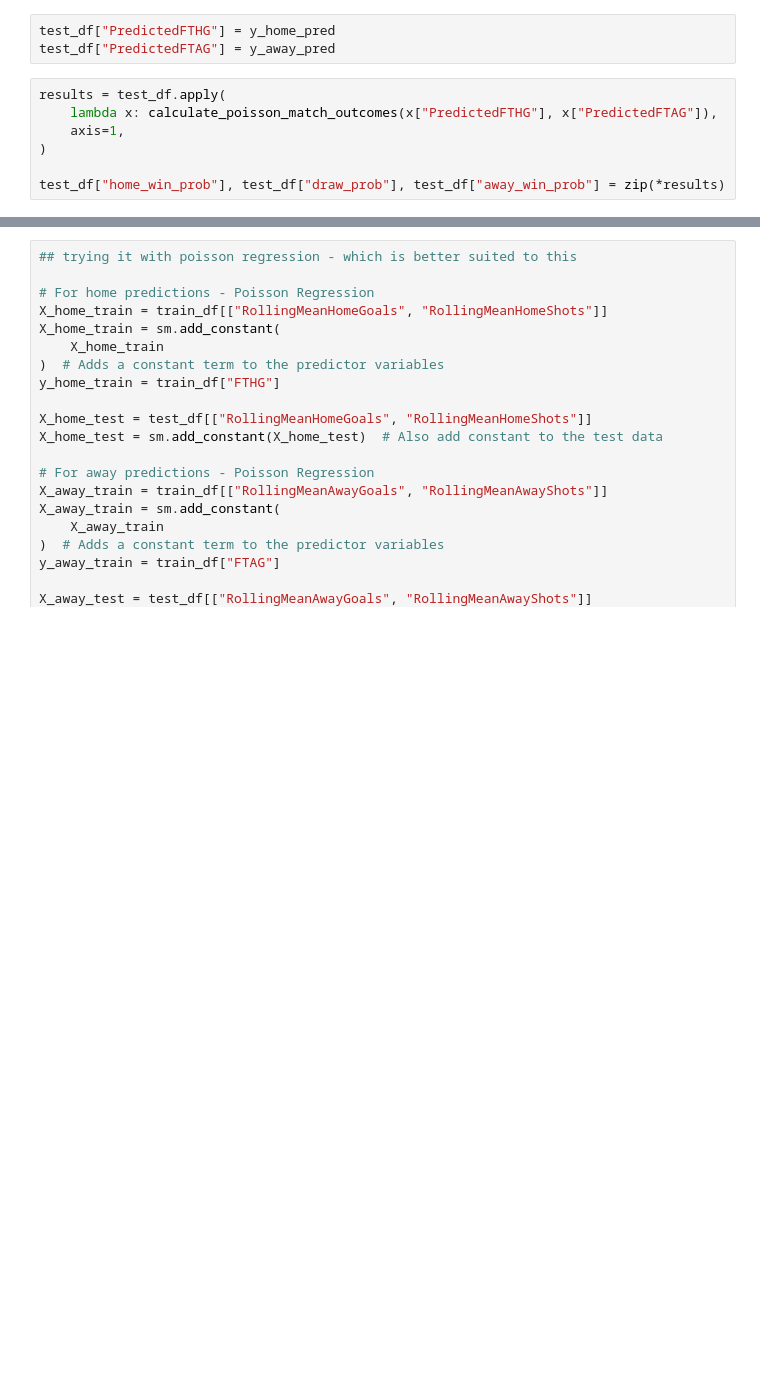
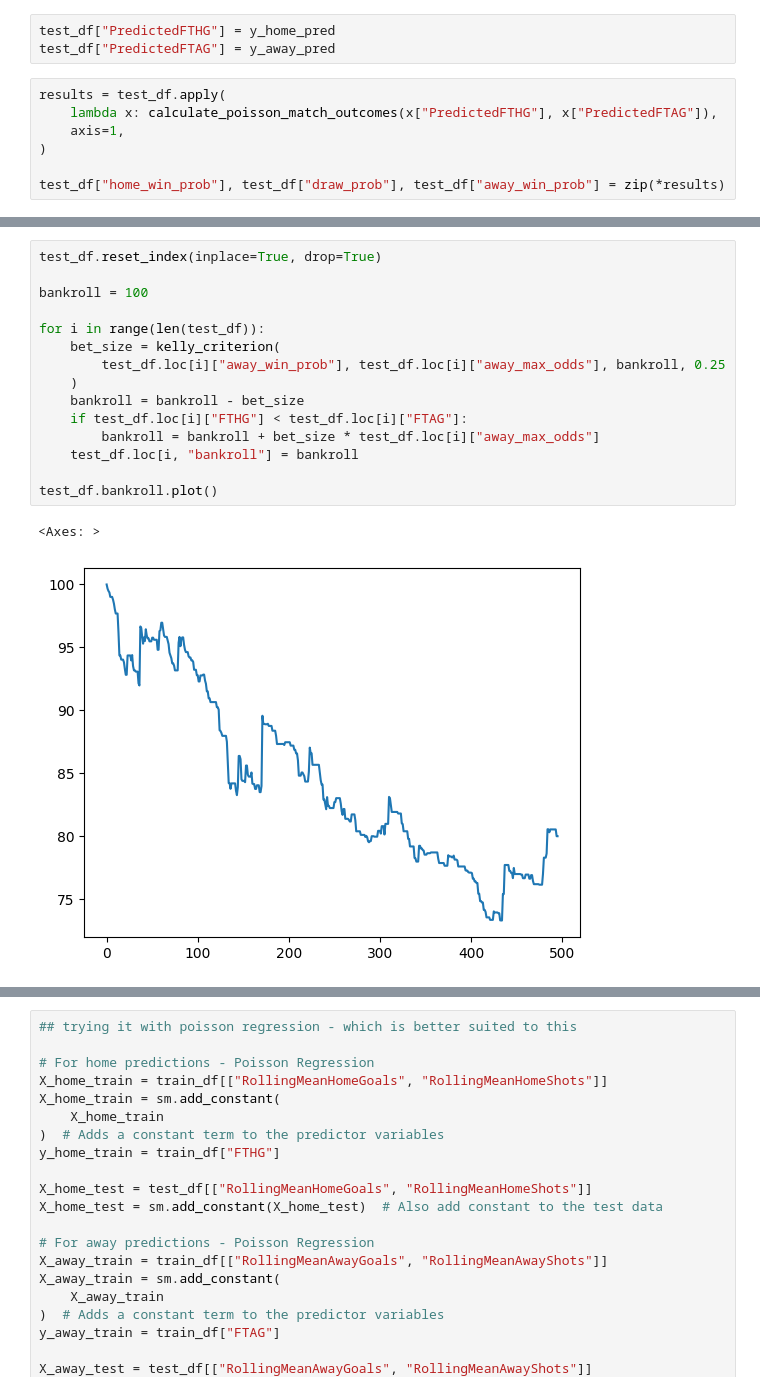
Before and after one commit to MLGonzo/football_stats, a Jupyter notebook: poisson_with_shots.ipynb, the cells around one changed output, grey strips where cells are left out. Cells and saved outputs as stored; diff of their text form; blank space fills up the shorter version.

```diff
--- a/poisson_with_shots.ipynb
+++ b/poisson_with_shots.ipynb
@@ -209,3 +284,21 @@ test_df["home_win_prob"], test_df["draw_prob"], test_df["away_win_prob"] = zip(*
+# %%
+test_df.reset_index(inplace=True, drop=True)
+
+bankroll = 100
+
+for i in range(len(test_df)):
+    bet_size = kelly_criterion(
+        test_df.loc[i]["away_win_prob"], test_df.loc[i]["away_max_odds"], bankroll, 0.25
+    )
+    bankroll = bankroll - bet_size
+    if test_df.loc[i]["FTHG"] < test_df.loc[i]["FTAG"]:
+        bankroll = bankroll + bet_size * test_df.loc[i]["away_max_odds"]
+    test_df.loc[i, "bankroll"] = bankroll
+
+test_df.bankroll.plot()
+# %% [output]
+<Axes: >
+[figure, added]
 # %%
 test_df["home_ev"] = test_df.apply(
     lambda x: calculate_ev_from_odds(x["home_max_odds"], x["home_win_prob"]), axis=1
```
Also changed, not shown: parts of 9 cells of this notebook, 1 other file.
